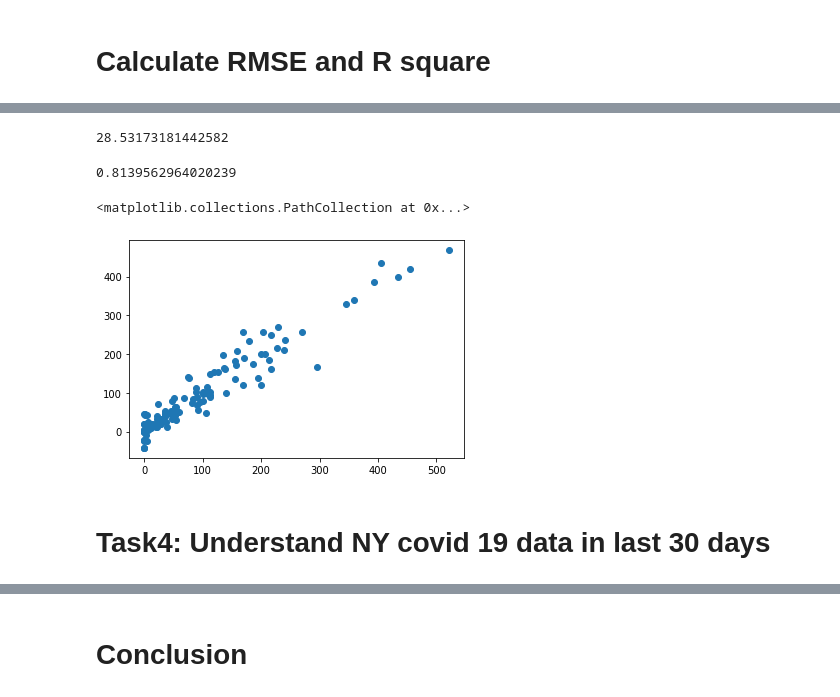
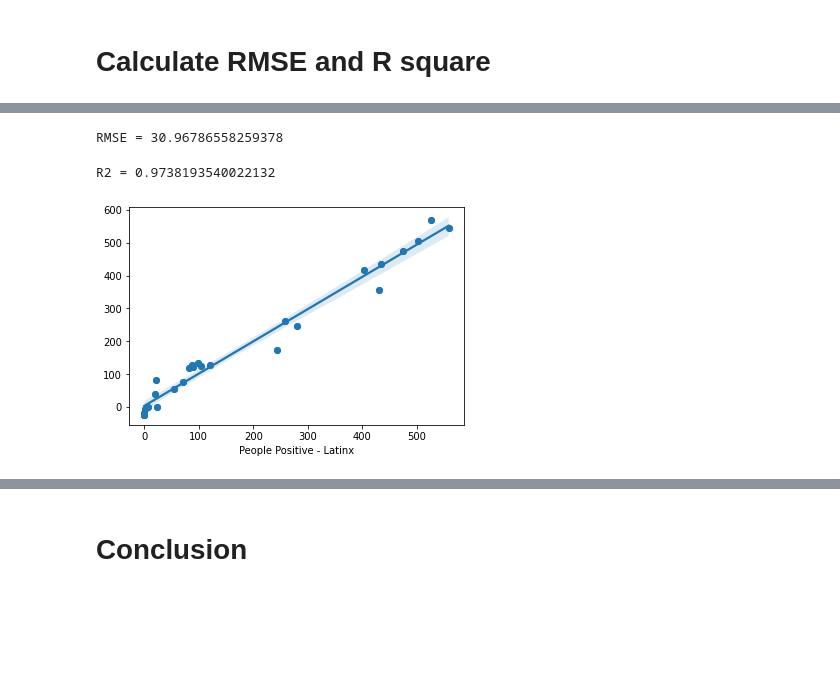
Before and after one commit to Avianou48/Studies, a Jupyter notebook: Python/Advanced_Python/COVID19_Testing_Project.ipynb, the cells around one changed output, grey strips where cells are left out. Cells and saved outputs as stored; diff of their text form; code cells hidden in the pictures; blank space fills up the shorter version.

```diff
--- a/Python/Advanced_Python/COVID19_Testing_Project.ipynb
+++ b/Python/Advanced_Python/COVID19_Testing_Project.ipynb
@@ -159,7 +158,3 @@ y.shape
 # import the library for linear regression
 from sklearn.linear_model import LinearRegression
 linReg = LinearRegression()
-# %%
-# checking if there is a relationship between X and y.
-# fit the data into the estimator
-linReg.fit(X,y)
@@ -167,0 +161,5 @@ LinearRegression(copy_X=True, fit_intercept=True, n_jobs=None, normalize=False)
+# %%
+# import library for training
+# x_train, x_test, y_train, y_test = train_test_split(X,y, test_size=0.3) if I want to define the test size to 30%
+from sklearn.model_selection import train_test_split
+X_train, X_test, y_train, y_test = train_test_split(X,y, test_size =.3)
@@ -181,5 +186,0 @@ print(linReg.coef_)
-# %%
-# import library for training
-# x_train, x_test, y_train, y_test = train_test_split(X,y, test_size=0.3) if I want to define the test size to 30%
-from sklearn.model_selection import train_test_split
-X_train, X_test, y_train, y_test = train_test_split(X,y)
@@ -218,0 +192,4 @@ array([[ 2.45230532e+01,  4.38383270e+00,  5.39953906e+01,
+# %%
+# model evaluation for testing set
+y_pred = linReg.predict(X_test)
+y_pred
@@ -261,16 +246,15 @@ mse
-# %%
-np.sqrt(mse)
-# %% [output]
-28.53173181442582
+# %%
+rmse= np.sqrt(mse)
+print('RMSE = {}'.format(rmse))
+# %% [output]
+RMSE = 30.96786558259378
 # %%
 r2 = metrics.r2_score(y_test,y_pred)
-r2
+print('R2 = {}'.format(r2))
 # %% [output]
-0.8139562964020239
+R2 = 0.9738193540022132
 # %%
 plt.scatter(y_test,y_pred)
+regplt = sns.regplot(y_test, y_pred,x='y_test', y='y_pred')
 # %% [output]
-<matplotlib.collections.PathCollection at 0x...>
-[figure, old version]
+[figure, new version]
-# %% [markdown]
-# Task4: Understand NY covid 19 data in last 30 days
```
Also changed, not shown: parts of 34 cells of this notebook.
